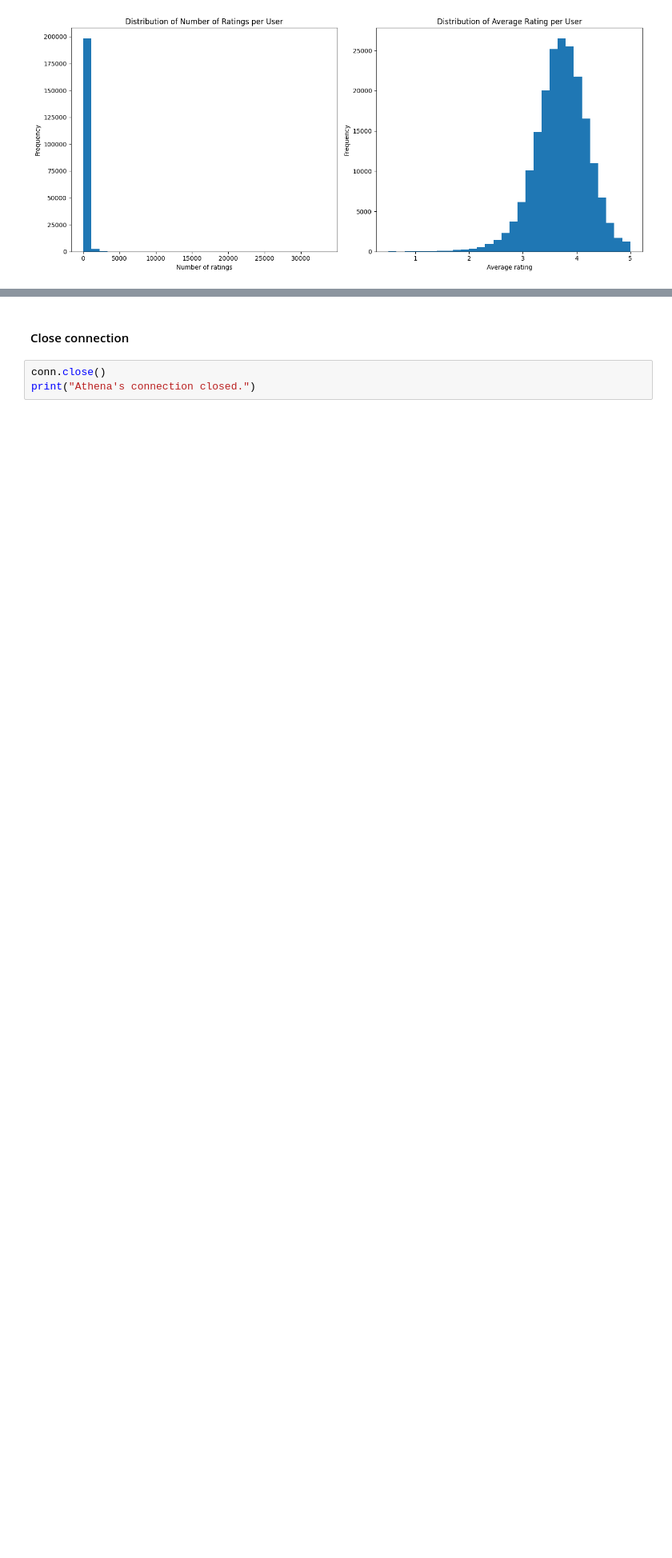
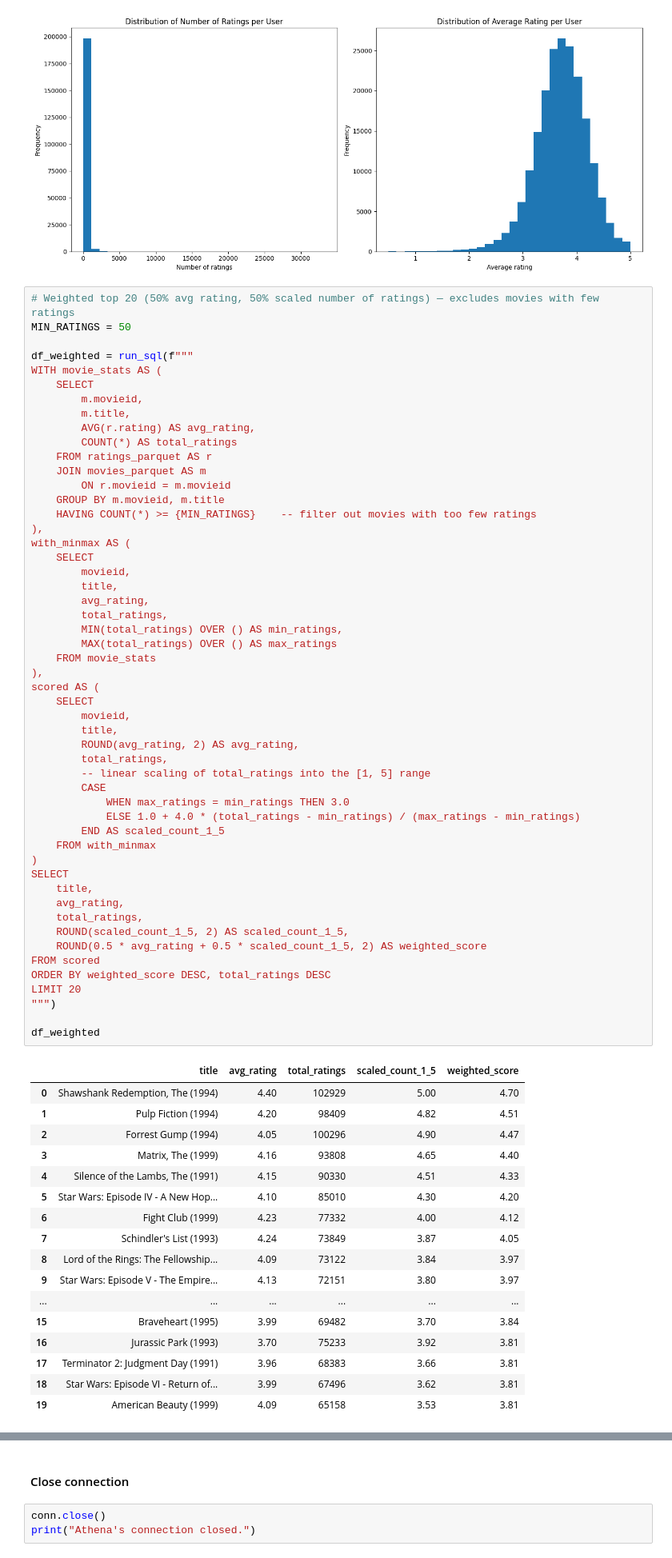
Before and after one commit to sergiopatinha/BigDataFoundations, a Jupyter notebook: notebooks/1.6 - 32M - Exploring Data.ipynb, the cells around one changed output, grey strips where cells are left out. Shown at 80% size. Cells and saved outputs as stored; diff of their text form; blank space fills up the shorter version.

```diff
--- a/notebooks/1.6 - 32M - Exploring Data.ipynb
+++ b/notebooks/1.6 - 32M - Exploring Data.ipynb
@@ -504,3 +504,73 @@ plt.tight_layout()
 plt.show()
 # %% [output]
 [figure]
+# %%
+# Weighted top 20 (50% avg rating, 50% scaled number of ratings) — excludes movies with few ratings
+MIN_RATINGS = 50
+
+df_weighted = run_sql(f"""
+WITH movie_stats AS (
+    SELECT
+        m.movieid,
+        m.title,
+        AVG(r.rating) AS avg_rating,
+        COUNT(*) AS total_ratings
+    FROM ratings_parquet AS r
+    JOIN movies_parquet AS m
+        ON r.movieid = m.movieid
+    GROUP BY m.movieid, m.title
+    HAVING COUNT(*) >= {MIN_RATINGS}    -- filter out movies with too few ratings
+),
+with_minmax AS (
+    SELECT
+        movieid,
+        title,
+        avg_rating,
+        total_ratings,
+        MIN(total_ratings) OVER () AS min_ratings,
+        MAX(total_ratings) OVER () AS max_ratings
+    FROM movie_stats
+),
+scored AS (
+    SELECT
+        movieid,
+        title,
+        ROUND(avg_rating, 2) AS avg_rating,
+        total_ratings,
+        -- linear scaling of total_ratings into the [1, 5] range
+        CASE
+            WHEN max_ratings = min_ratings THEN 3.0
+            ELSE 1.0 + 4.0 * (total_ratings - min_ratings) / (max_ratings - min_ratings)
+        END AS scaled_count_1_5
+    FROM with_minmax
+)
+SELECT
+    title,
+    avg_rating,
+    total_ratings,
+    ROUND(scaled_count_1_5, 2) AS scaled_count_1_5,
+    ROUND(0.5 * avg_rating + 0.5 * scaled_count_1_5, 2) AS weighted_score
+FROM scored
+ORDER BY weighted_score DESC, total_ratings DESC
+LIMIT 20
+""")
+
+df_weighted
+# %% [output]
+|  | title | avg_rating | total_ratings | scaled_count_1_5 | weighted_score |
+| 0 | Shawshank Redemption, The (1994) | 4.40 | 102929 | 5.00 | 4.70 |
+| 1 | Pulp Fiction (1994) | 4.20 | 98409 | 4.82 | 4.51 |
+| 2 | Forrest Gump (1994) | 4.05 | 100296 | 4.90 | 4.47 |
+| 3 | Matrix, The (1999) | 4.16 | 93808 | 4.65 | 4.40 |
+| 4 | Silence of the Lambs, The (1991) | 4.15 | 90330 | 4.51 | 4.33 |
+| 5 | Star Wars: Episode IV - A New Hop... | 4.10 | 85010 | 4.30 | 4.20 |
+| 6 | Fight Club (1999) | 4.23 | 77332 | 4.00 | 4.12 |
+| 7 | Schindler's List (1993) | 4.24 | 73849 | 3.87 | 4.05 |
+| 8 | Lord of the Rings: The Fellowship... | 4.09 | 73122 | 3.84 | 3.97 |
+| 9 | Star Wars: Episode V - The Empire... | 4.13 | 72151 | 3.80 | 3.97 |
+| ... | ... | ... | ... | ... | ... |
+| 15 | Braveheart (1995) | 3.99 | 69482 | 3.70 | 3.84 |
+| 16 | Jurassic Park (1993) | 3.70 | 75233 | 3.92 | 3.81 |
+| 17 | Terminator 2: Judgment Day (1991) | 3.96 | 68383 | 3.66 | 3.81 |
+| 18 | Star Wars: Episode VI - Return of... | 3.99 | 67496 | 3.62 | 3.81 |
+| 19 | American Beauty (1999) | 4.09 | 65158 | 3.53 | 3.81 |
```
Also changed, not shown: parts of 6 cells of this notebook, 1 other file.
